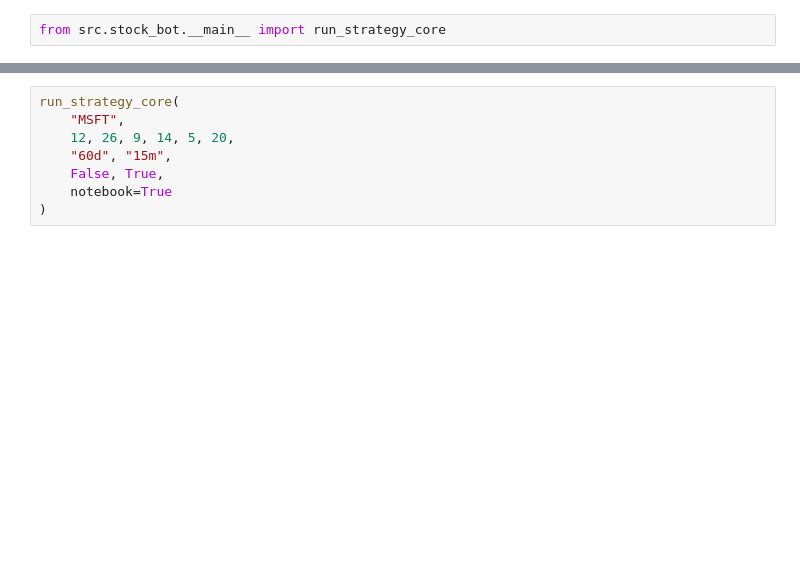
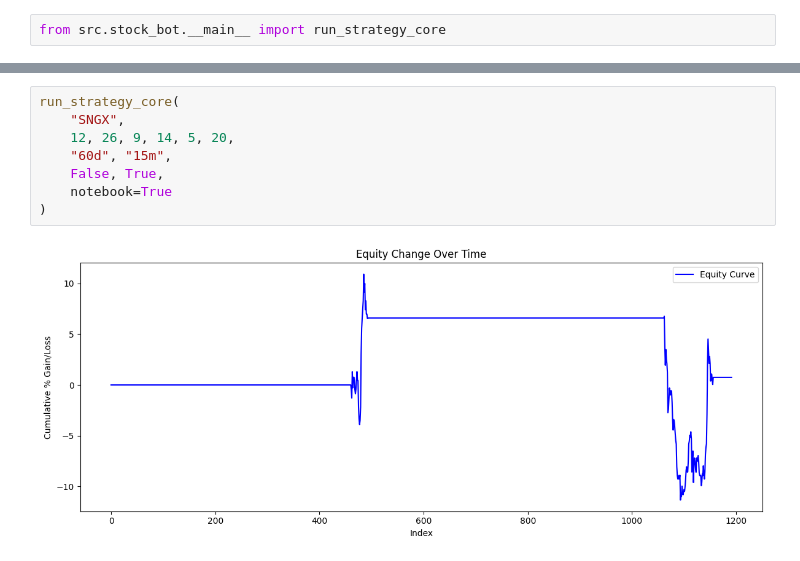
Before and after one commit to PDS-callum/volatile_stock_trader, a Jupyter notebook: testing.ipynb, the cells around one changed output, grey strips where cells are left out. Cells and saved outputs as stored; diff of their text form; blank space fills up the shorter version.

```diff
--- a/testing.ipynb
+++ b/testing.ipynb
@@ -19,8 +23,10 @@ run_strategy_core(
 # %%
 run_strategy_core(
-    "MSFT",
+    "SNGX",
     12, 26, 9, 14, 5, 20,
     "60d", "15m",
     False, True,
     notebook=True
 )
+# %% [output]
+[figure, added]
```
Also changed, not shown: parts of 3 cells of this notebook, 3 other files.
